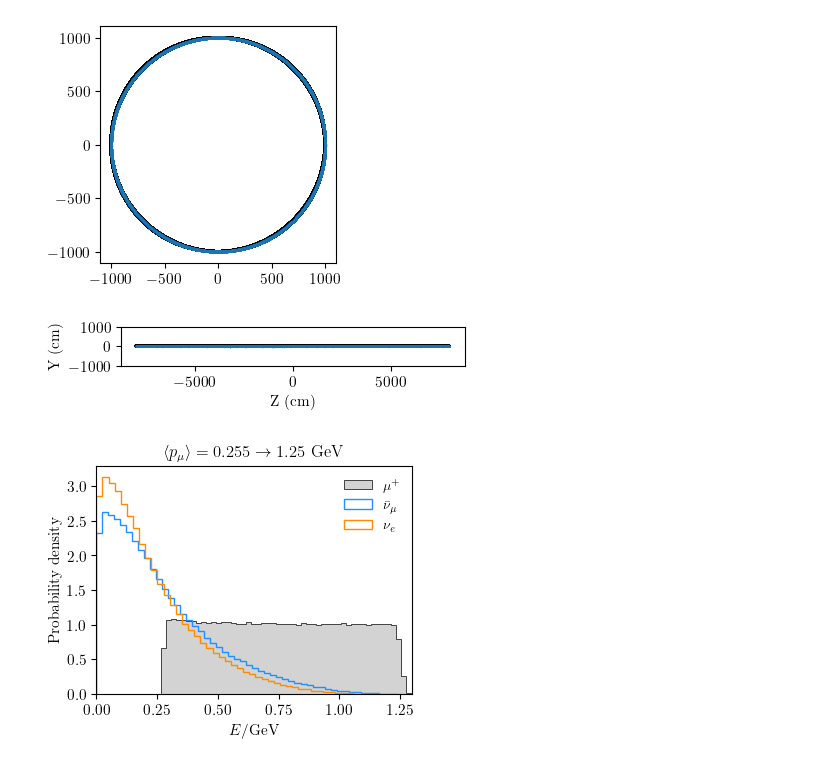
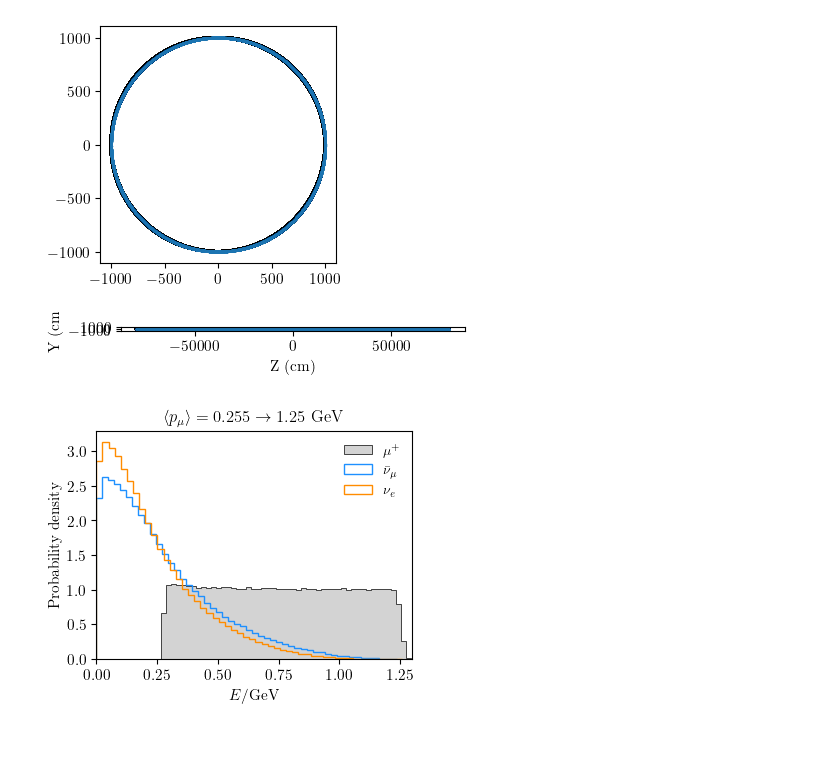
Before and after one commit to jchoi55/MINeut, a Jupyter notebook: first_examples.ipynb, the cells around one changed output. Saved outputs shown, nothing was run; the diff lists cells and outputs as text; code cells hidden in the pictures.

```diff
--- a/first_examples.ipynb
+++ b/first_examples.ipynb
@@ -291,21 +291,16 @@ plt.gca().set_aspect('equal', adjustable='box')
 # %% [output]
 [figure]
 # %%
-design = {
-    "name": r"MuC Acc",
-    "short_name": "muc_acc",
-    "muon_polarization": 0.0,
-    }
 
 PA_numu = MuDecaySimulator(
-    design,
+    design={"muon_polarization": 0.0,},
     nuflavor='numu',
     direction="right",
     n_evals=1e6,
     )
 
 PA_nue = MuDecaySimulator(
-    design,
+    design={"muon_polarization": 0.0,},
     nuflavor='nue',
     direction="right",
     n_evals=1e6,
@@ -315,25 +310,26 @@ PA_numu.decay_muons()
 PA_nue.decay_muons()
 # %%
 straight_lattice = lt.create_straight_lattice(
-            total_length=160e2,
+            total_length=160e3,
             n_elements=100_000,
             beam_p0=3.8,
             beamdiv=1e-3,
             beamdiv_z=1e-2,
             beamsize=1,
+            Nmu_per_bunch=1e6,
         )
 
 PA_numu.place_muons_on_lattice(lattice=straight_lattice, direction="clockwise")
 PA_nue.place_muons_on_lattice(lattice=straight_lattice, direction="clockwise")
 
 plt.scatter(straight_lattice.vertices[0], straight_lattice.vertices[1], c='black', marker='+', s=10)
 plt.scatter(PA_numu.pos['z'], PA_numu.pos['y'], marker='.', s=0.1)
 plt.ylim(-1000, 1000)
 plt.xlabel('Z (cm)')
 plt.ylabel('Y (cm)')
 plt.gca().set_aspect('equal', adjustable='box')
 # %% [output]
-[figure, old version]
+[figure, new version]
 # %%
 fig, ax = pt.std_fig(figsize=(4,3))
 fsize=12
```
Also changed, not shown: parts of 7 cells of this notebook, 2 other files.
